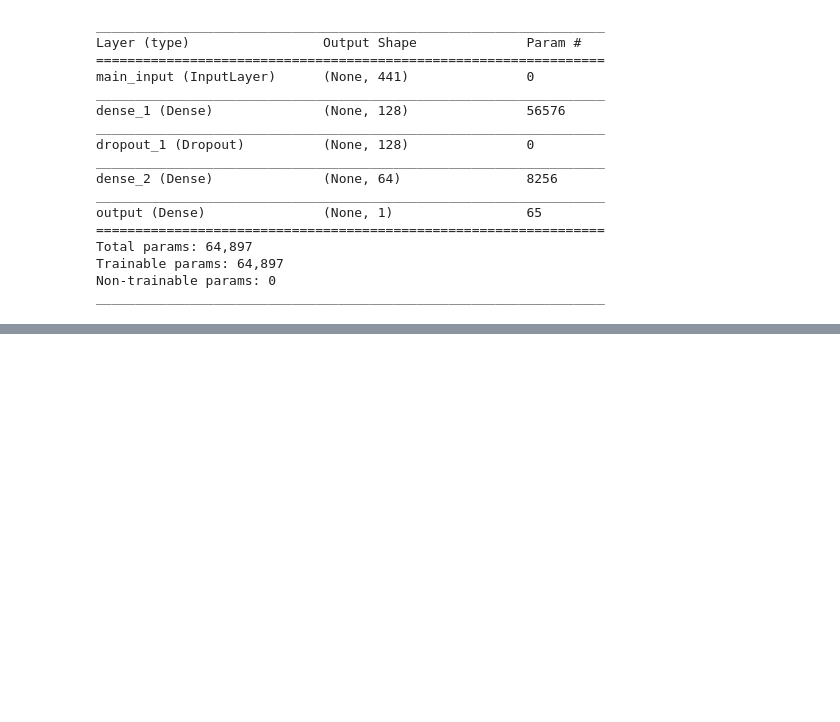
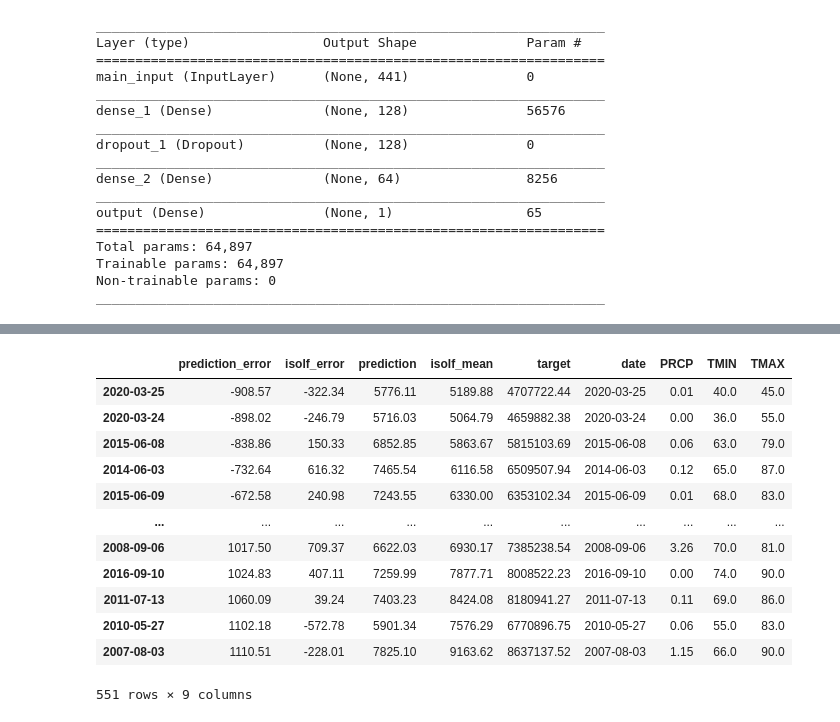
Before and after one commit to andrew-harding-gh/nexml-nyiso, a Jupyter notebook: nexml_nyiso/notebooks/model.ipynb, the cells around one changed output, grey strips where cells are left out. Cells and saved outputs as stored; diff of their text form; code cells hidden in the pictures; blank space fills up the shorter version.

```diff
--- a/nexml_nyiso/notebooks/model.ipynb
+++ b/nexml_nyiso/notebooks/model.ipynb
@@ -229,0 +134,16 @@ Total ISOLF prediction error: 63146.0
+# %%
+eval_results
+# %% [output]
+|  | prediction_error | isolf_error | prediction | isolf_mean | target | date | PRCP | TMIN | TMAX |
+| 2020-03-25 | -908.57 | -322.34 | 5776.11 | 5189.88 | 4707722.44 | 2020-03-25 | 0.01 | 40.0 | 45.0 |
+| 2020-03-24 | -898.02 | -246.79 | 5716.03 | 5064.79 | 4659882.38 | 2020-03-24 | 0.00 | 36.0 | 55.0 |
+| 2015-06-08 | -838.86 | 150.33 | 6852.85 | 5863.67 | 5815103.69 | 2015-06-08 | 0.06 | 63.0 | 79.0 |
+| 2014-06-03 | -732.64 | 616.32 | 7465.54 | 6116.58 | 6509507.94 | 2014-06-03 | 0.12 | 65.0 | 87.0 |
+| 2015-06-09 | -672.58 | 240.98 | 7243.55 | 6330.00 | 6353102.34 | 2015-06-09 | 0.01 | 68.0 | 83.0 |
+| ... | ... | ... | ... | ... | ... | ... | ... | ... | ... |
+| 2008-09-06 | 1017.50 | 709.37 | 6622.03 | 6930.17 | 7385238.54 | 2008-09-06 | 3.26 | 70.0 | 81.0 |
+| 2016-09-10 | 1024.83 | 407.11 | 7259.99 | 7877.71 | 8008522.23 | 2016-09-10 | 0.00 | 74.0 | 90.0 |
+| 2011-07-13 | 1060.09 | 39.24 | 7403.23 | 8424.08 | 8180941.27 | 2011-07-13 | 0.11 | 69.0 | 86.0 |
+| 2010-05-27 | 1102.18 | -572.78 | 5901.34 | 7576.29 | 6770896.75 | 2010-05-27 | 0.06 | 55.0 | 83.0 |
+| 2007-08-03 | 1110.51 | -228.01 | 7825.10 | 9163.62 | 8637137.52 | 2007-08-03 | 1.15 | 66.0 | 90.0 |
+551 rows × 9 columns
```
Also changed, not shown: parts of 12 cells of this notebook, 1 other file.
